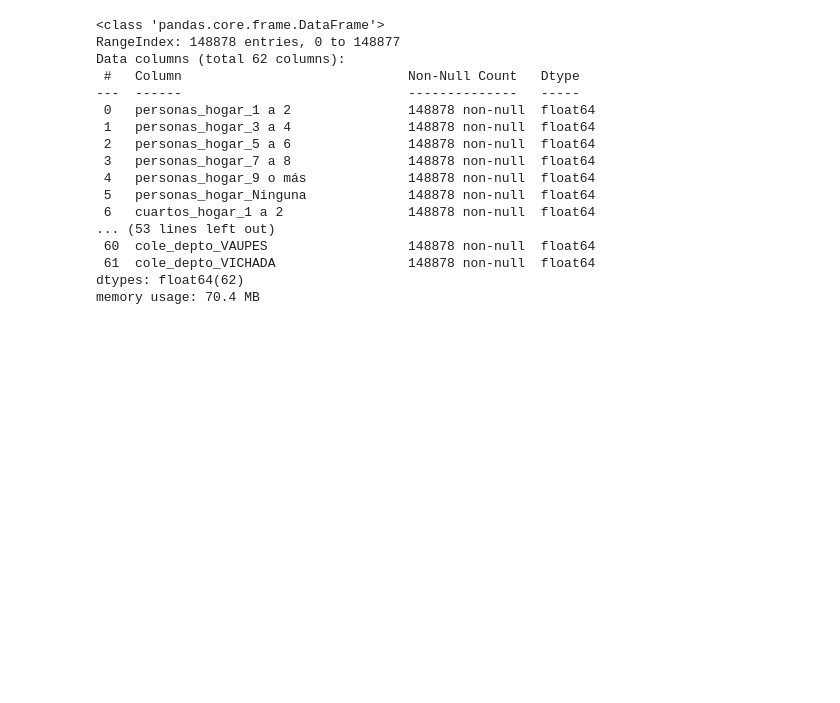
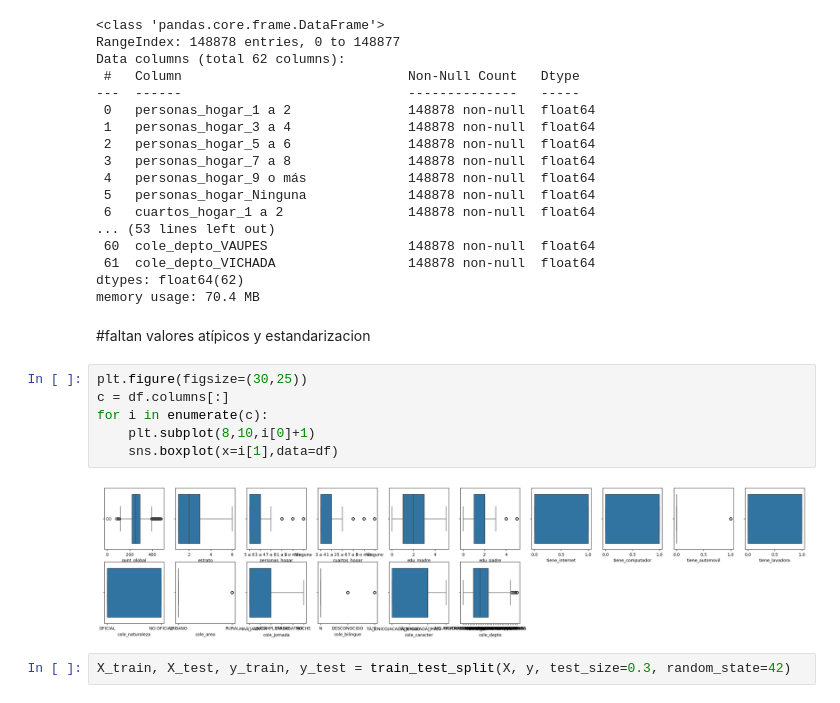
Before and after one commit to Dalzsfn/icfes-analisis, a Jupyter notebook: notebooks/icfes.ipynb, the cells around one changed output. Cells and saved outputs as stored; diff of their text form; blank space fills up the shorter version.

```diff
--- a/notebooks/icfes.ipynb
+++ b/notebooks/icfes.ipynb
@@ -441,3 +441,15 @@ Data columns (total 62 columns):
  61  cole_depto_VICHADA                 148878 non-null  float64
 dtypes: float64(62)
 memory usage: 70.4 MB
+# %% [markdown]
+#faltan valores atípicos y estandarizacion
+# %%
+plt.figure(figsize=(30,25))
+c = df.columns[:]
+for i in enumerate(c):
+    plt.subplot(8,10,i[0]+1)
+    sns.boxplot(x=i[1],data=df)
+# %% [output]
+[figure, added]
+# %%
+X_train, X_test, y_train, y_test = train_test_split(X, y, test_size=0.3, random_state=42)
```
